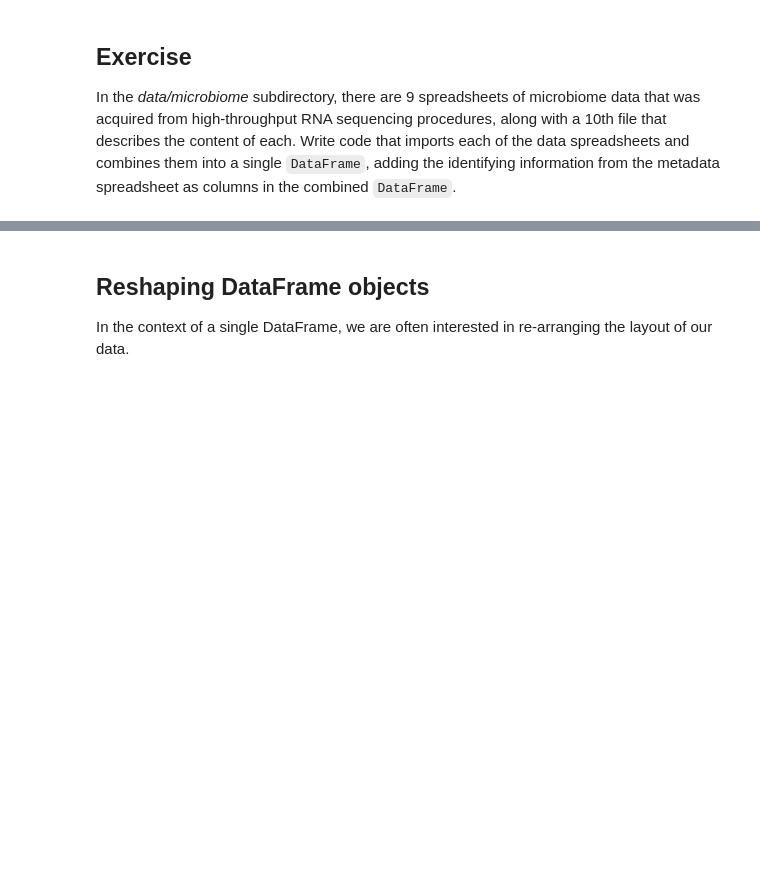
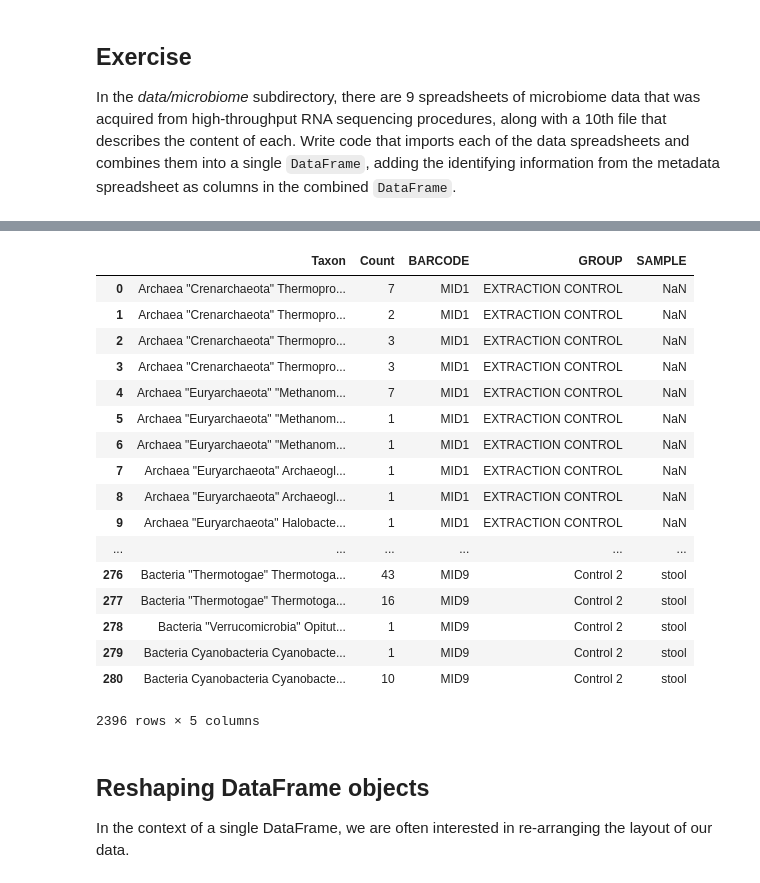
Before and after one commit to timozattol/ada-2016, a Jupyter notebook: hw01/Data Wrangling with Pandas.ipynb, the cells around one changed output, grey strips where cells are left out. Saved outputs shown, nothing was run; the diff lists cells and outputs as text; code cells hidden in the pictures; blank space fills up the shorter version.

Commit message:
End of Data wrangling notebook

```diff
--- a/hw01/Data Wrangling with Pandas.ipynb
+++ b/hw01/Data Wrangling with Pandas.ipynb
@@ -255,3 +565,41 @@ In the *data/microbiome* subdirectory, there are 9 spreadsheets of microbiome da
+# %%
+# Write solution here
+datasheet_list = []
+metadata = pd.read_excel('Data/microbiome/metadata.xls', 'Sheet1') # no indexing for this solution
+
+for BARCODE in metadata['BARCODE']:
+    # Read from the file corresponding to this barcode
+    mb = pd.read_excel('Data/microbiome/%s.xls' % BARCODE, 'Sheet 1', header=None)
+    # Name the columns
+    mb.columns = ['Taxon','Count']
+    # Add the barcode as a column for each row
+    mb['BARCODE'] = BARCODE
+    # Join on BARCODE to add the reamining identifying information columns (GROUP, SAMPLE)
+    mb_merged = pd.merge(mb,metadata,left_on='BARCODE',right_on='BARCODE')
+    datasheet_list.append(mb_merged)
+
+# Simply concatenate the dataframes for each barcode into a single dataframe
+combined_data = pd.concat(datasheet_list, axis=0)
+combined_data
+# %% [output]
+|  | Taxon | Count | BARCODE | GROUP | SAMPLE |
+| 0 | Archaea "Crenarchaeota" Thermopro... | 7 | MID1 | EXTRACTION CONTROL | NaN |
+| 1 | Archaea "Crenarchaeota" Thermopro... | 2 | MID1 | EXTRACTION CONTROL | NaN |
+| 2 | Archaea "Crenarchaeota" Thermopro... | 3 | MID1 | EXTRACTION CONTROL | NaN |
+| 3 | Archaea "Crenarchaeota" Thermopro... | 3 | MID1 | EXTRACTION CONTROL | NaN |
+| 4 | Archaea "Euryarchaeota" "Methanom... | 7 | MID1 | EXTRACTION CONTROL | NaN |
+| 5 | Archaea "Euryarchaeota" "Methanom... | 1 | MID1 | EXTRACTION CONTROL | NaN |
+| 6 | Archaea "Euryarchaeota" "Methanom... | 1 | MID1 | EXTRACTION CONTROL | NaN |
+| 7 | Archaea "Euryarchaeota" Archaeogl... | 1 | MID1 | EXTRACTION CONTROL | NaN |
+| 8 | Archaea "Euryarchaeota" Archaeogl... | 1 | MID1 | EXTRACTION CONTROL | NaN |
+| 9 | Archaea "Euryarchaeota" Halobacte... | 1 | MID1 | EXTRACTION CONTROL | NaN |
+| ... | ... | ... | ... | ... | ... |
+| 276 | Bacteria "Thermotogae" Thermotoga... | 43 | MID9 | Control 2 | stool |
+| 277 | Bacteria "Thermotogae" Thermotoga... | 16 | MID9 | Control 2 | stool |
+| 278 | Bacteria "Verrucomicrobia" Opitut... | 1 | MID9 | Control 2 | stool |
+| 279 | Bacteria Cyanobacteria Cyanobacte... | 1 | MID9 | Control 2 | stool |
+| 280 | Bacteria Cyanobacteria Cyanobacte... | 10 | MID9 | Control 2 | stool |
+2396 rows × 5 columns
 # %% [markdown]
 ## Reshaping DataFrame objects
 
```
Also changed, not shown: parts of 127 cells of this notebook.
